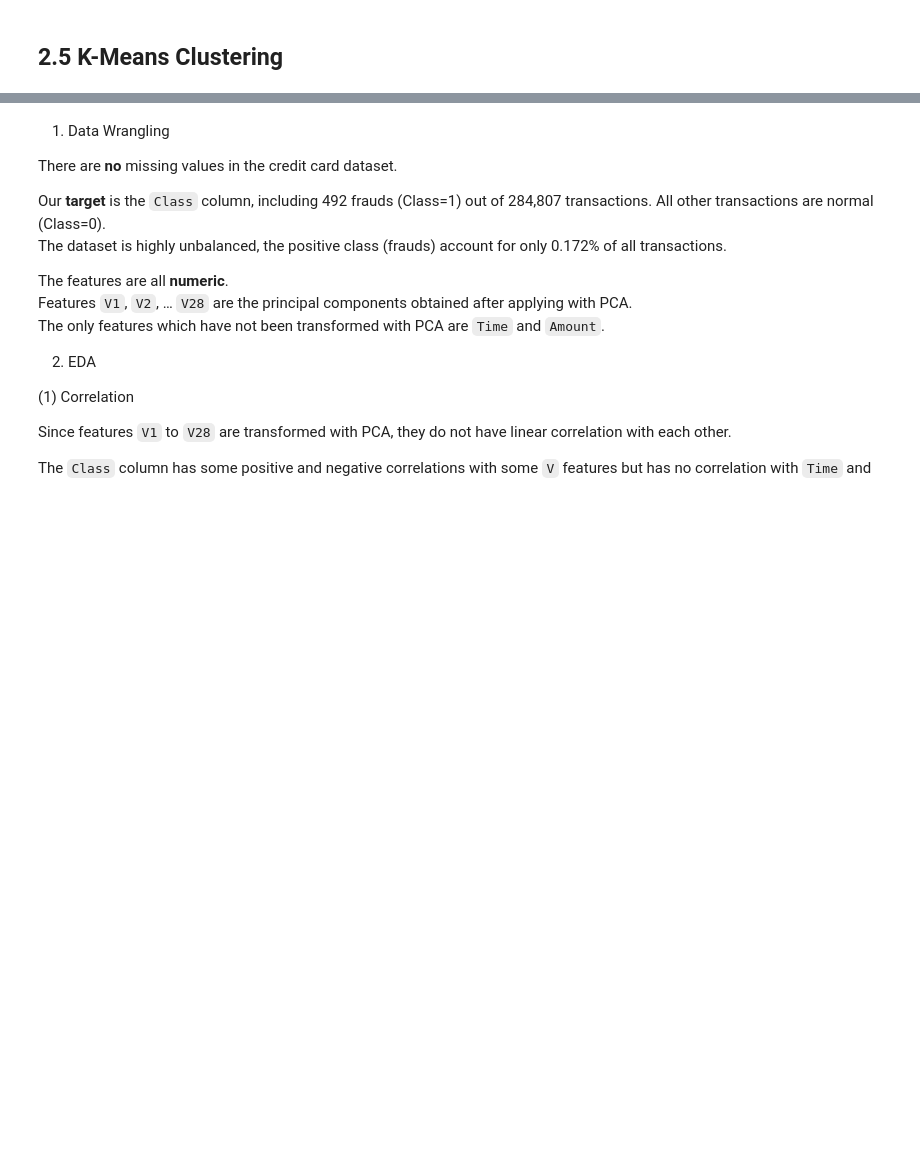
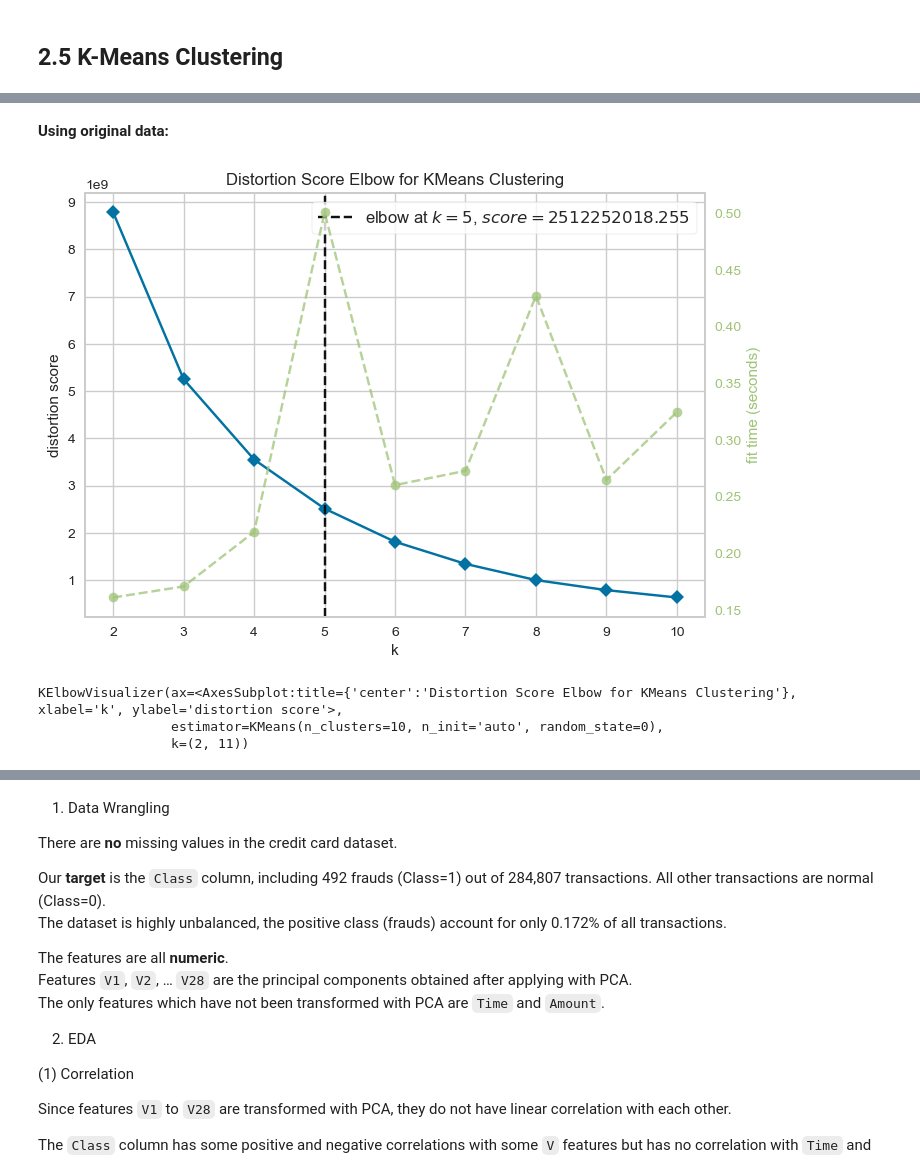
Before and after one commit to zxie9/Capstone-Project-Three, a Jupyter notebook: Notebooks/2. Data Wrangling and EDA.ipynb, the cells around one changed output, grey strips where cells are left out. Cells and saved outputs as stored; diff of their text form; code cells hidden in the pictures; blank space fills up the shorter version.

```diff
--- a/Notebooks/2. Data Wrangling and EDA.ipynb
+++ b/Notebooks/2. Data Wrangling and EDA.ipynb
@@ -317,0 +335,9 @@ c_data['Cluster'] = clustering_kmeans.fit_predict(X)
+# %% [markdown]
+**Using original data:**
+# %%
+kelbow_visualizer(KMeans(random_state=0, n_init="auto"), c_data.to_numpy(), k=(2,11))
+# %% [output]
+[figure, added]
+KElbowVisualizer(ax=<AxesSubplot:title={'center':'Distortion Score Elbow for KMeans Clustering'}, xlabel='k', ylabel='distortion score'>,
+                 estimator=KMeans(n_clusters=10, n_init='auto', random_state=0),
+                 k=(2, 11))
```
Also changed, not shown: parts of 35 cells of this notebook.
